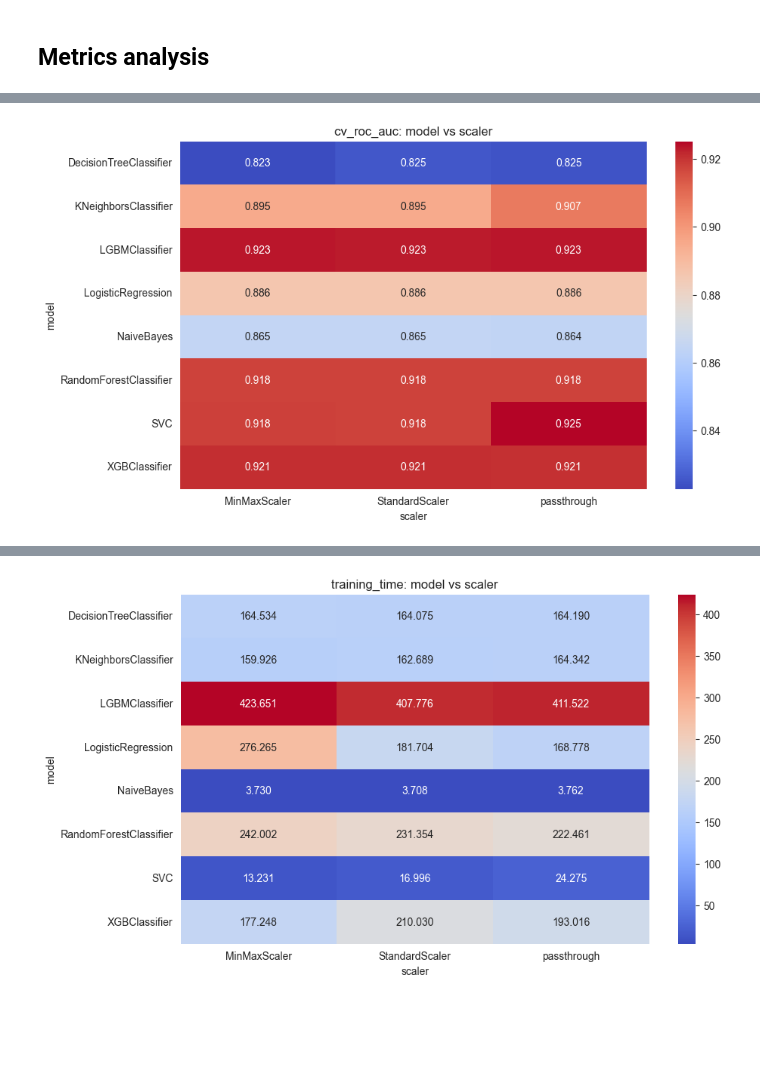
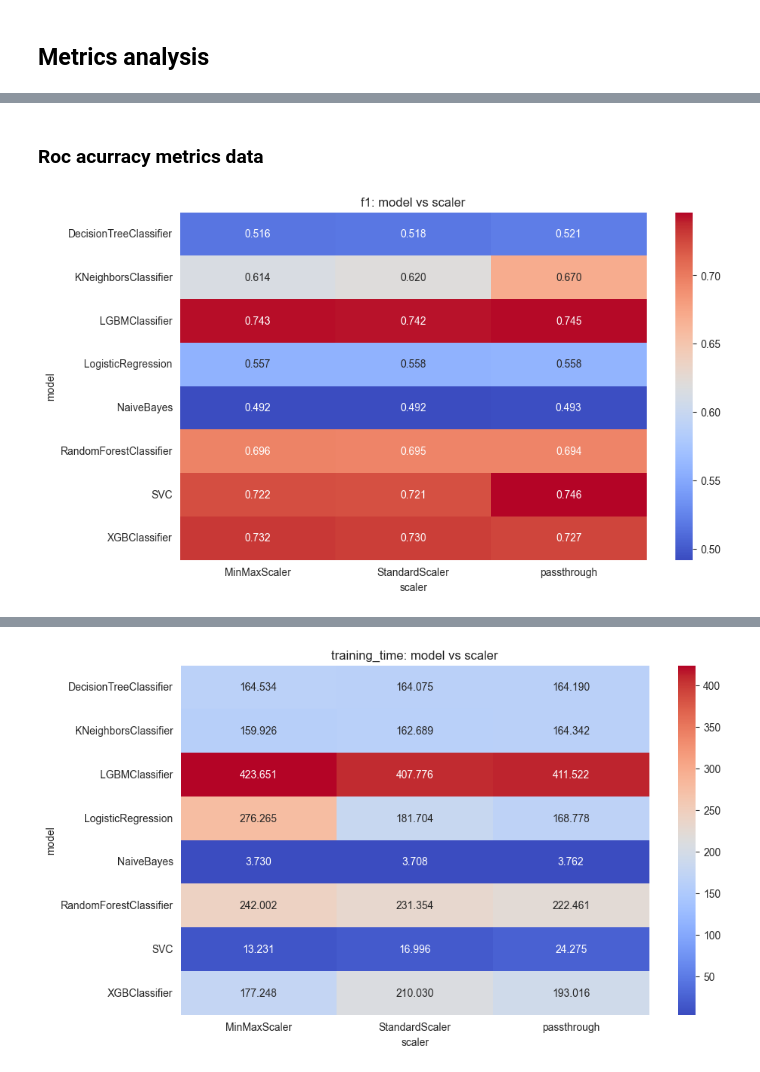
Before and after one commit to Trzopa/Benchmark-modeli-klasyfikacyjnych-na-danych-syntetycznych, a Jupyter notebook: report/report.ipynb, the cells around one changed output, grey strips where cells are left out. Drawn from its saved outputs; the diff is of its cells as text; code cells hidden in the pictures; blank space fills up the shorter version.

```diff
--- a/report/report.ipynb
+++ b/report/report.ipynb
@@ -38,0 +12,5 @@ metrics_data.describe()
+# %%
+root = Path.cwd().parent
+metrics_data = pd.read_csv(f"{root}/results/metrics/results_20260224_222500.csv")
+data_test = pd.read_csv(f"{root}/data/test.csv")
+data_train = pd.read_csv(f"{root}/data/train.csv")
@@ -39,17 +46,19 @@ metrics_data.describe()
+# %% [markdown]
+### Roc acurracy metrics data
 # %%
 # Pivot do heatmap
 pivot_roc = metrics_data.pivot_table(
-    values='cv_roc_auc',
+    values='f1',
     index='model',
     columns='scaler',
     aggfunc='mean'
 )
 
 plt.figure(figsize=(10, 6))
 sns.heatmap(pivot_roc, annot=True, cmap='coolwarm', fmt='.3f')
-plt.title("cv_roc_auc: model vs scaler")
+plt.title("f1: model vs scaler")
 plt.show()
 # %% [output]
-[figure, old version]
+[figure, new version]
 # %%
 pivot_roc = metrics_data.pivot_table(
```
Also changed, not shown: parts of 9 cells of this notebook.
